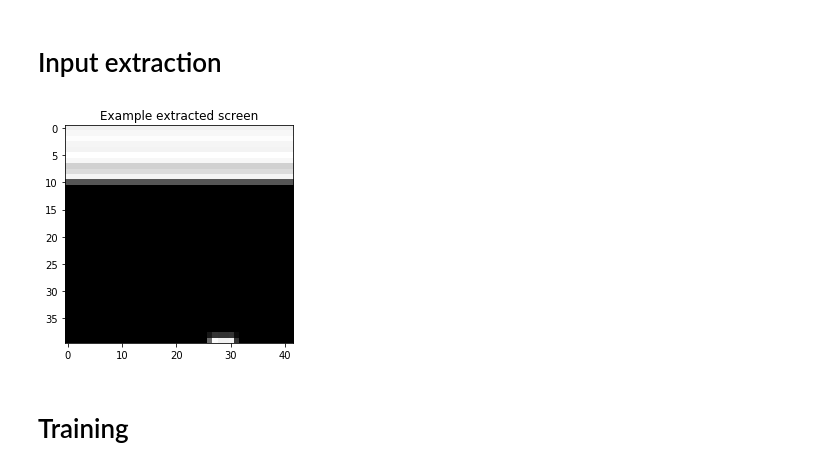
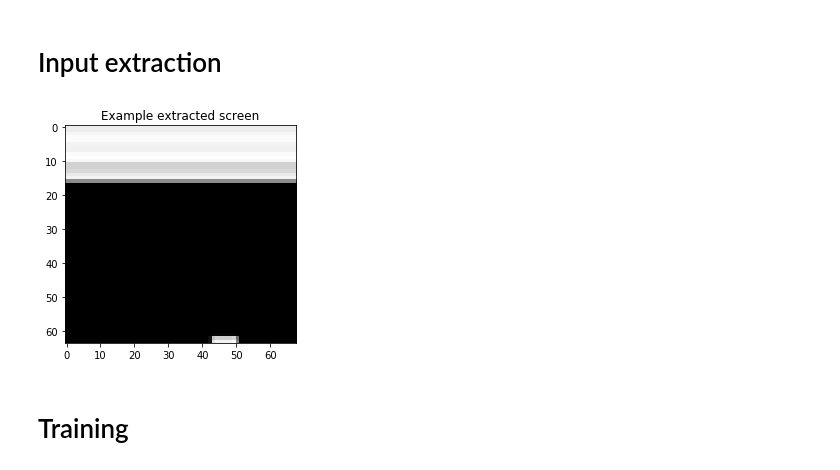
Before and after one commit to carlos-bologna/rl, a Jupyter notebook: breakout/breakout_pytorch.ipynb, the cells around one changed output. Drawn from its saved outputs; the diff is of its cells as text; code cells hidden in the pictures.

```diff
--- a/breakout/breakout_pytorch.ipynb
+++ b/breakout/breakout_pytorch.ipynb
@@ -149,43 +149,46 @@ class DQN(nn.Module):
 # Input extraction
 # %%
 resize = T.Compose([T.ToPILImage(),
-                    T.Resize(40, interpolation=Image.CUBIC),
-                    T.ToTensor()])
+                    T.Resize(64, interpolation=Image.CUBIC)])
 
 def get_screen():
 
     # Returned screen requested by gym is 400x600x3, but is sometimes larger
     # such as 800x1200x3. Transpose it into torch order (CHW).
     screen = env.render(mode='rgb_array').transpose((2, 0, 1))
     # Cart is in the lower half, so strip off the top and bottom of the screen
     _, screen_height, screen_width = screen.shape
 
     screen = screen[:, int(screen_height*0.28):int(screen_height * 0.92)]
 
     view_width = int(screen_width * 0.95)
 
     slice_range = slice(screen_width - view_width, view_width)
 
     # Strip off the edges, so that we have a square image centered on a cart
     screen = screen[:, :, slice_range]
 
     screen = screen.mean(0, keepdims=True)
 
     # Convert to float, rescale, convert to torch tensor
     # (this doesn't require a copy)
     screen = np.ascontiguousarray(screen, dtype=np.float32) / 255
     screen = torch.from_numpy(screen)
 
+    resized_screen = np.array(resize(screen))
+    resized_screen = np.expand_dims(resized_screen, axis=0)
+    resized_screen = np.expand_dims(resized_screen, axis=0)
+
     # Resize, and add a batch dimension (BCHW)
-    return resize(screen).unsqueeze(0).to(device)
+    return resized_screen
 
 env.reset()
 plt.figure()
-plt.imshow(get_screen().cpu().squeeze(0).permute(1, 2, 0).numpy()[:,:,0], cmap='gray')
+plt.imshow(get_screen()[0,0,:,:], cmap='gray')
 plt.title('Example extracted screen')
 plt.show()
 # %% [output]
-[figure, old version]
+[figure, new version]
 # %% [markdown]
 # Training
 # %%
```
Also changed, not shown: parts of 3 cells of this notebook.
